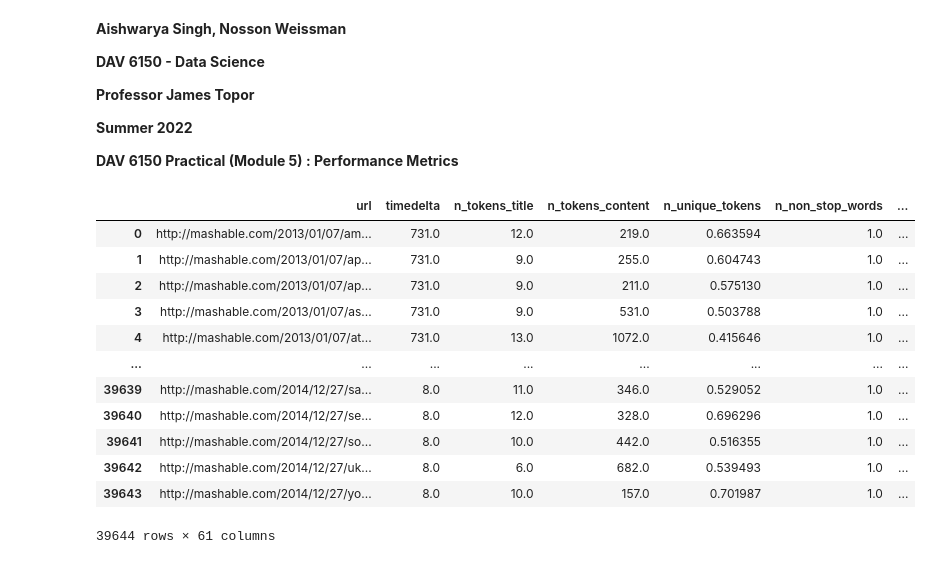
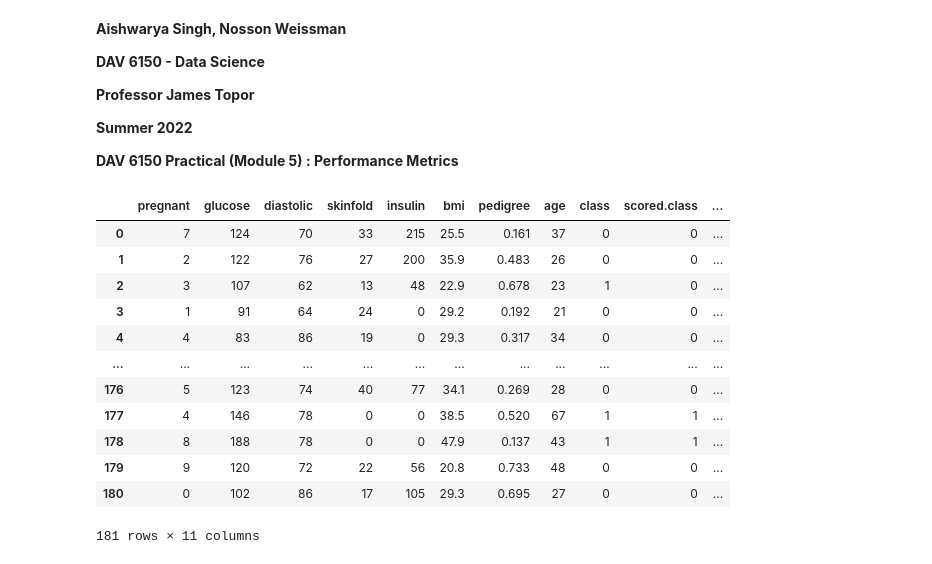
Before and after one commit to codepharmer/AI-6150, a Jupyter notebook: M5 Performance Metrics/N_Weissman_M5_assn.ipynb, the cells around one changed output. Cells and saved outputs as stored; diff of their text form; code cells hidden in the pictures.

```diff
--- a/M5 Performance Metrics/N_Weissman_M5_assn.ipynb
+++ b/M5 Performance Metrics/N_Weissman_M5_assn.ipynb
@@ -14,19 +15,20 @@ import numpy as np
 import matplotlib.pyplot as plt
 import seaborn as sns
 # %%
-df = pd.read_csv('https://raw.githubusercontent.com/codepharmer/AI-6150/main/M4%20PCA/M4_Data.csv')
+#1-2.
+df = pd.read_csv('https://raw.githubusercontent.com/codepharmer/AI-6150/main/M5%20Performance%20Metrics/M5_Data.csv')
 df
 # %% [output]
-|  | url | timedelta | n_tokens_title | n_tokens_content | n_unique_tokens | n_non_stop_words | ... |
-| 0 | http://mashable.com/2013/01/07/am... | 731.0 | 12.0 | 219.0 | 0.663594 | 1.0 | ... |
-| 1 | http://mashable.com/2013/01/07/ap... | 731.0 | 9.0 | 255.0 | 0.604743 | 1.0 | ... |
-| 2 | http://mashable.com/2013/01/07/ap... | 731.0 | 9.0 | 211.0 | 0.575130 | 1.0 | ... |
-| 3 | http://mashable.com/2013/01/07/as... | 731.0 | 9.0 | 531.0 | 0.503788 | 1.0 | ... |
-| 4 | http://mashable.com/2013/01/07/at... | 731.0 | 13.0 | 1072.0 | 0.415646 | 1.0 | ... |
-| ... | ... | ... | ... | ... | ... | ... | ... |
-| 39639 | http://mashable.com/2014/12/27/sa... | 8.0 | 11.0 | 346.0 | 0.529052 | 1.0 | ... |
-| 39640 | http://mashable.com/2014/12/27/se... | 8.0 | 12.0 | 328.0 | 0.696296 | 1.0 | ... |
-| 39641 | http://mashable.com/2014/12/27/so... | 8.0 | 10.0 | 442.0 | 0.516355 | 1.0 | ... |
-| 39642 | http://mashable.com/2014/12/27/uk... | 8.0 | 6.0 | 682.0 | 0.539493 | 1.0 | ... |
-| 39643 | http://mashable.com/2014/12/27/yo... | 8.0 | 10.0 | 157.0 | 0.701987 | 1.0 | ... |
+|  | pregnant | glucose | diastolic | skinfold | insulin | bmi | pedigree | age | class | scored.class | ... |
+| 0 | 7 | 124 | 70 | 33 | 215 | 25.5 | 0.161 | 37 | 0 | 0 | ... |
+| 1 | 2 | 122 | 76 | 27 | 200 | 35.9 | 0.483 | 26 | 0 | 0 | ... |
+| 2 | 3 | 107 | 62 | 13 | 48 | 22.9 | 0.678 | 23 | 1 | 0 | ... |
+| 3 | 1 | 91 | 64 | 24 | 0 | 29.2 | 0.192 | 21 | 0 | 0 | ... |
+| 4 | 4 | 83 | 86 | 19 | 0 | 29.3 | 0.317 | 34 | 0 | 0 | ... |
+| ... | ... | ... | ... | ... | ... | ... | ... | ... | ... | ... | ... |
+| 176 | 5 | 123 | 74 | 40 | 77 | 34.1 | 0.269 | 28 | 0 | 0 | ... |
+| 177 | 4 | 146 | 78 | 0 | 0 | 38.5 | 0.520 | 67 | 1 | 1 | ... |
+| 178 | 8 | 188 | 78 | 0 | 0 | 47.9 | 0.137 | 43 | 1 | 1 | ... |
+| 179 | 9 | 120 | 72 | 22 | 56 | 20.8 | 0.733 | 48 | 0 | 0 | ... |
+| 180 | 0 | 102 | 86 | 17 | 105 | 29.3 | 0.695 | 27 | 0 | 0 | ... |
-39644 rows × 61 columns
+181 rows × 11 columns
```
Also changed, not shown: parts of 15 cells of this notebook, 1 other file.
